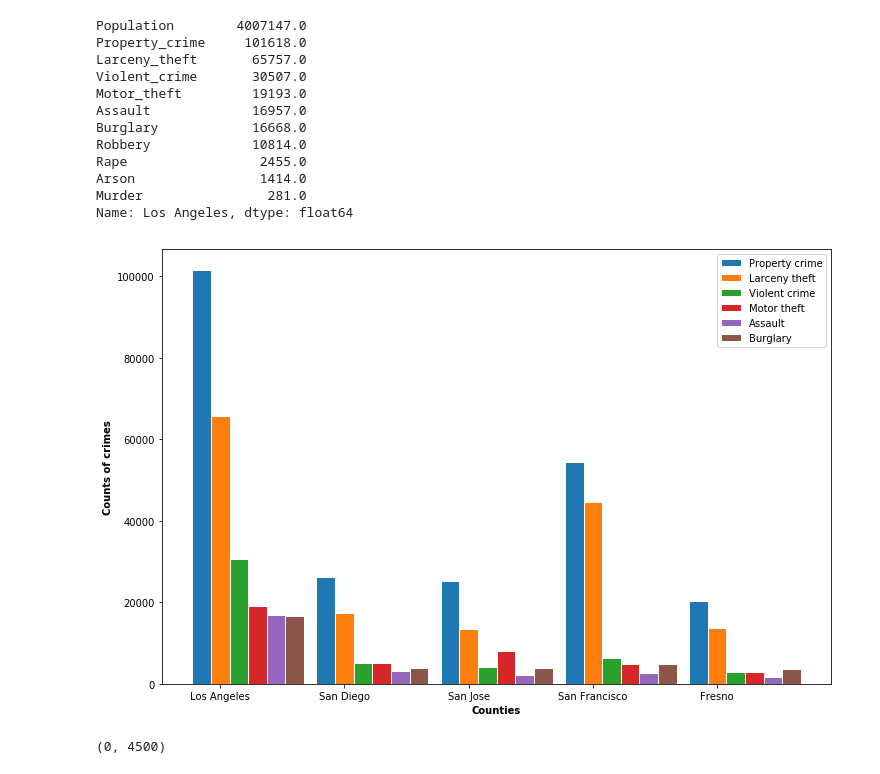
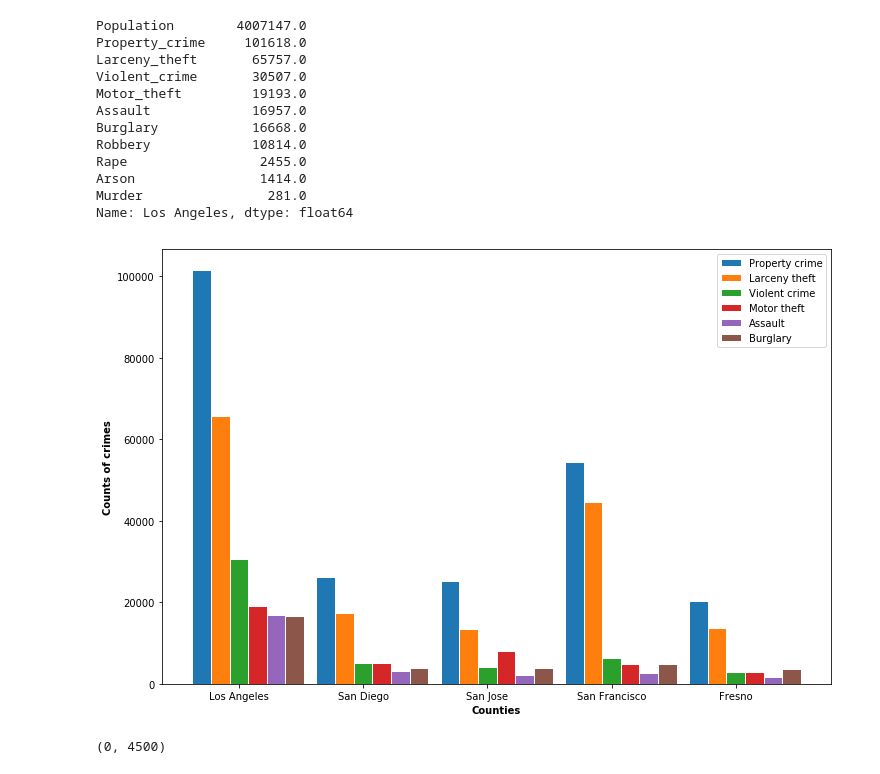
Before and after one commit to PriyankaBiswas/Data-Science, a Jupyter notebook: Unit3_deeper_SL/crime_ridge_lasso.ipynb, the cells around one changed output. Cells and saved outputs as stored; diff of their text form; code cells hidden in the pictures.

```diff
--- a/Unit3_deeper_SL/crime_ridge_lasso.ipynb
+++ b/Unit3_deeper_SL/crime_ridge_lasso.ipynb
@@ -186,35 +186,35 @@ bars4 = df_top5.Motor_theft
 bars5 = df_top5.Assault
 bars6 = df_top5.Burglary
 
 # Set position of bar on X axis
 r1 = np.arange(len(bars1))
 r2 = [x + barWidth for x in r1]
 r3 = [x + barWidth for x in r2]
 r4 = [x + barWidth for x in r3]
 r5 = [x + barWidth for x in r4]
 r6 = [x + barWidth for x in r5]
 
 # Make the plot
 plt.bar(r1, bars1,  width=barWidth, edgecolor='white', label='Property crime')
 plt.bar(r2, bars2,  width=barWidth, edgecolor='white', label='Larceny theft')
 plt.bar(r3, bars3, width=barWidth, edgecolor='white', label='Violent crime')
 plt.bar(r4, bars4, width=barWidth, edgecolor='white', label='Motor theft')
 plt.bar(r5, bars5, width=barWidth, edgecolor='white', label='Assault')
 plt.bar(r6, bars6, width=barWidth, edgecolor='white', label='Burglary')
 
 # Add xticks on the middle of the group bars
 plt.xlabel('Counties', fontweight='bold')
 plt.ylabel('Counts of crimes', fontweight='bold')
-plt.xticks([r + barWidth for r in range(len(bars1))], ['Los Angeles', 'San Diego', 'San Jose', 'San Francisco', 'Fresno'])
+plt.xticks([r + barWidth*2 for r in range(len(bars1))], ['Los Angeles', 'San Diego', 'San Jose', 'San Francisco', 'Fresno'])
 
 # Create legend & Show graphic
 plt.legend()
 plt.show()
 
 
 # San Diego is quite safe given the second most populated cities.
 # %% [output]
-[figure, old version]
+[figure, new version]
 # %%
 #Back to the main track
 
```
Also changed, not shown: parts of 13 cells of this notebook.
